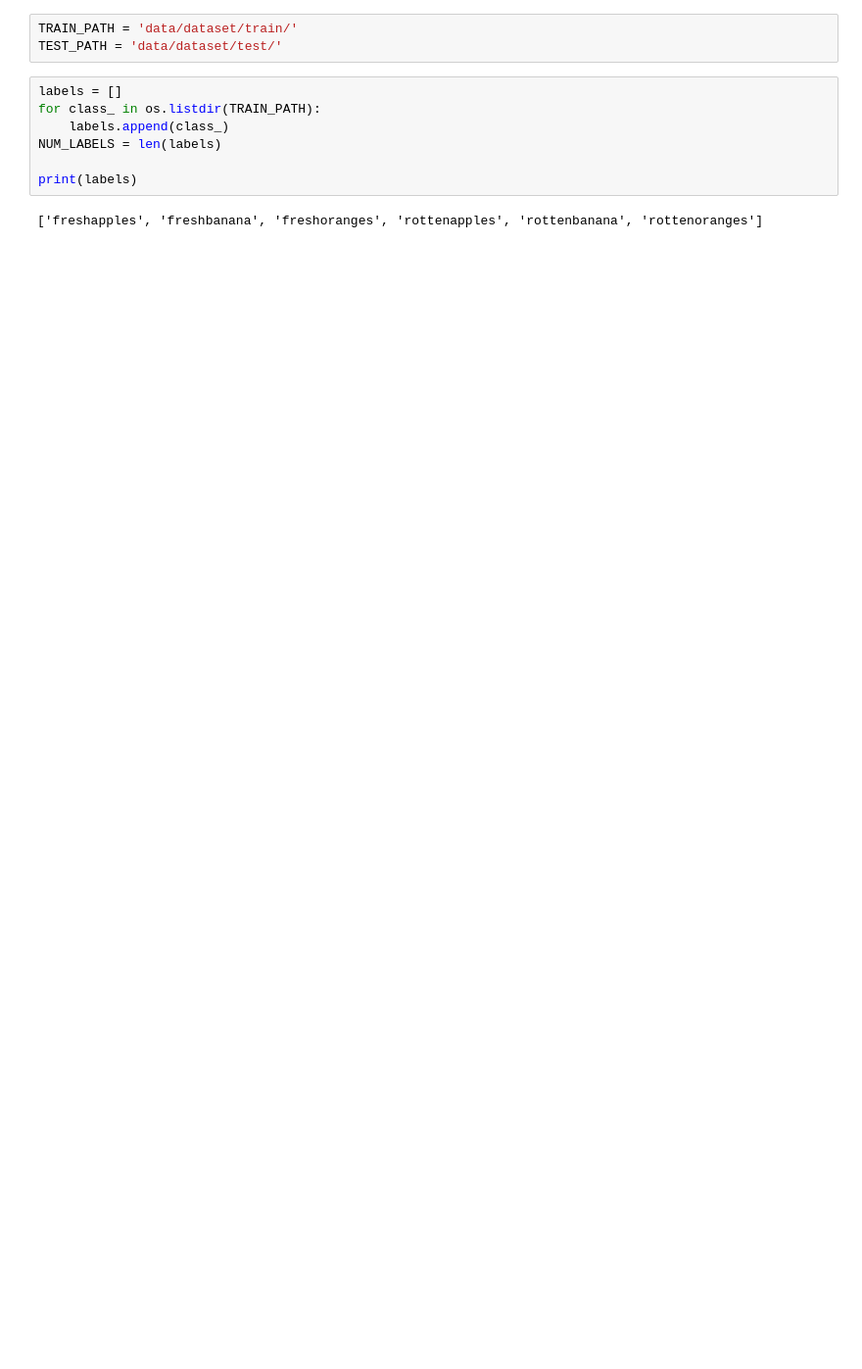
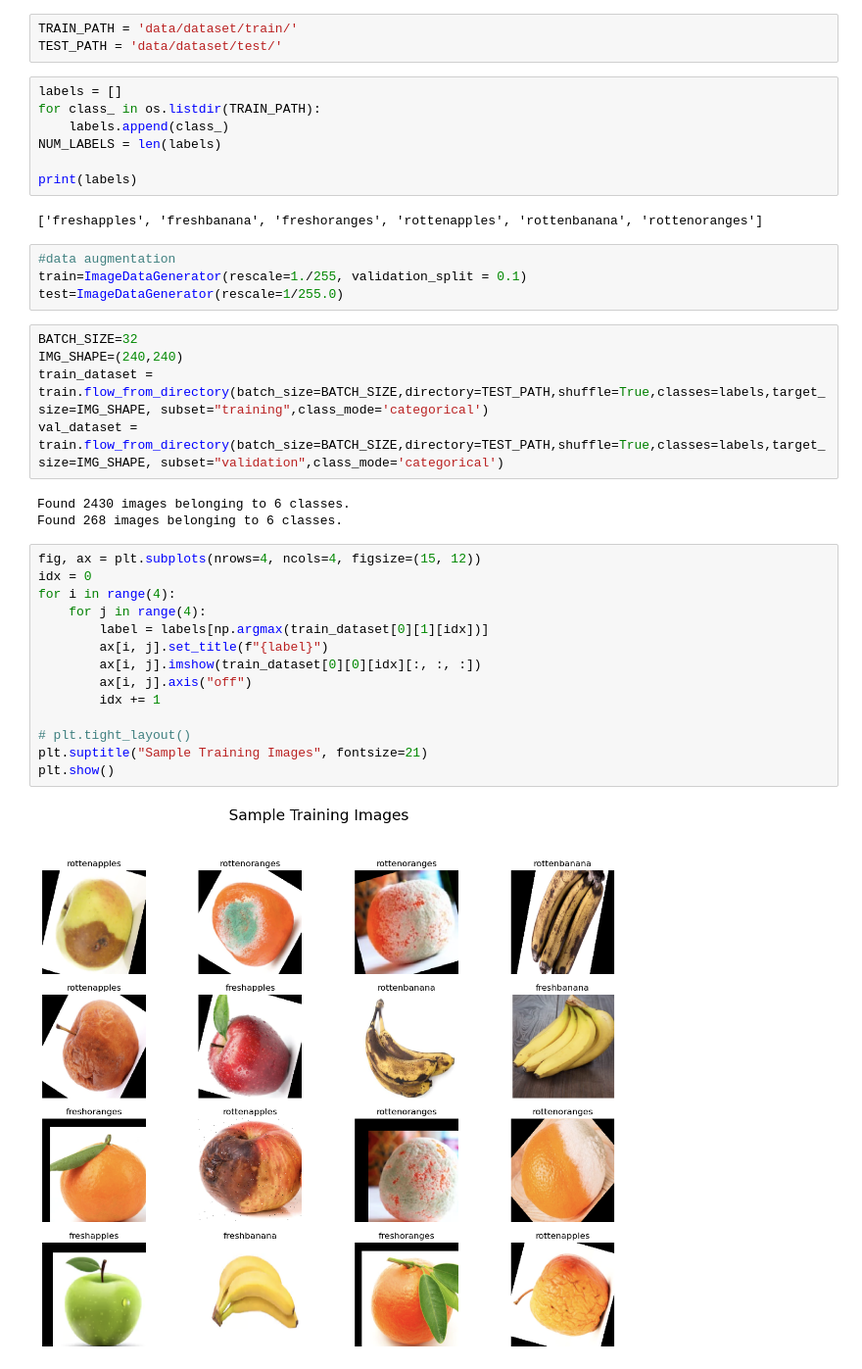
Before and after one commit to moasi/kaggle, a Jupyter notebook: notebook inicial.ipynb, the cells around one changed output. Shown at 98% size. Drawn from its saved outputs; the diff is of its cells as text; blank space fills up the shorter version.

Commit message:
lectura dades, data aumentation y prueba de imprimir imagenes realizada

```diff
--- a/notebook inicial.ipynb
+++ b/notebook inicial.ipynb
@@ -33,3 +33,31 @@ NUM_LABELS = len(labels)
 print(labels)
 # %% [output]
 ['freshapples', 'freshbanana', 'freshoranges', 'rottenapples', 'rottenbanana', 'rottenoranges']
+# %%
+#data augmentation
+train=ImageDataGenerator(rescale=1./255, validation_split = 0.1)
+test=ImageDataGenerator(rescale=1/255.0)
+# %%
+BATCH_SIZE=32
+IMG_SHAPE=(240,240)
+train_dataset = train.flow_from_directory(batch_size=BATCH_SIZE,directory=TEST_PATH,shuffle=True,classes=labels,target_size=IMG_SHAPE, subset="training",class_mode='categorical')
+val_dataset = train.flow_from_directory(batch_size=BATCH_SIZE,directory=TEST_PATH,shuffle=True,classes=labels,target_size=IMG_SHAPE, subset="validation",class_mode='categorical')
+# %% [output]
+Found 2430 images belonging to 6 classes.
+Found 268 images belonging to 6 classes.
+# %%
+fig, ax = plt.subplots(nrows=4, ncols=4, figsize=(15, 12))
+idx = 0
+for i in range(4):
+    for j in range(4):
+        label = labels[np.argmax(train_dataset[0][1][idx])]
+        ax[i, j].set_title(f"{label}")
+        ax[i, j].imshow(train_dataset[0][0][idx][:, :, :])
+        ax[i, j].axis("off")
+        idx += 1
+
+# plt.tight_layout()
+plt.suptitle("Sample Training Images", fontsize=21)
+plt.show()
+# %% [output]
+[figure, added]
```
Also changed, not shown: parts of 4 cells of this notebook.
